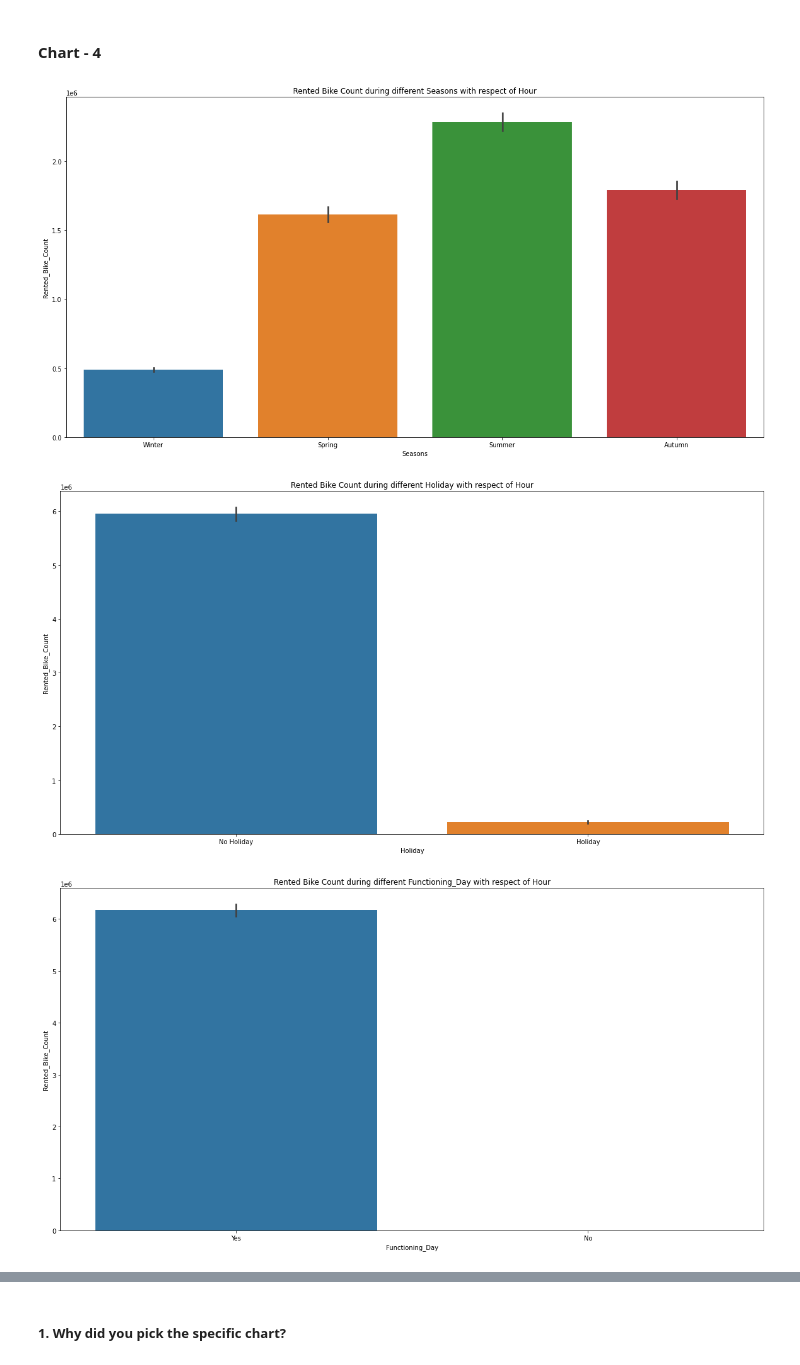
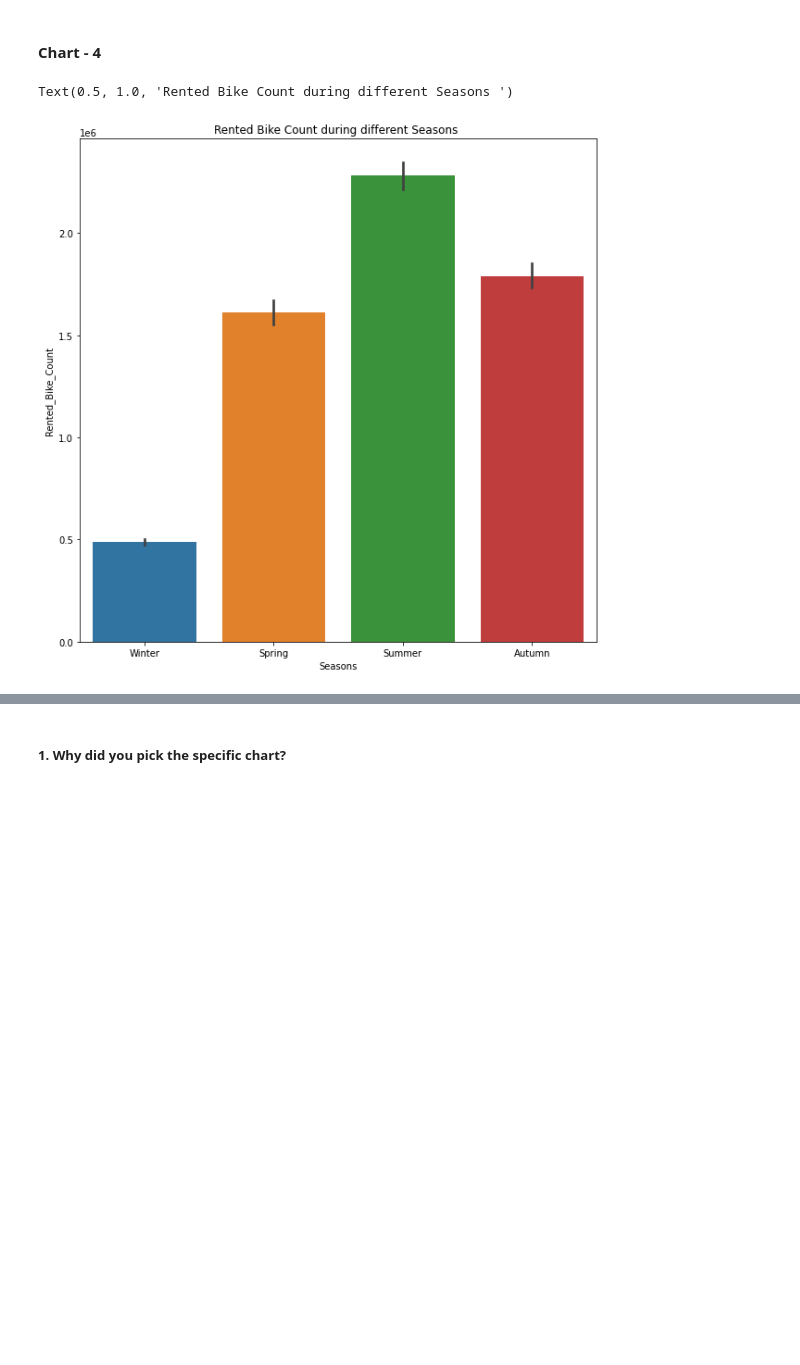
Before and after one commit to PraneethKumar126/ML_Capstone, a Jupyter notebook: ML_Regression_BikeSharing.ipynb, the cells around one changed output, grey strips where cells are left out. Cells and saved outputs as stored; diff of their text form; code cells hidden in the pictures; blank space fills up the shorter version.

```diff
--- a/ML_Regression_BikeSharing.ipynb
+++ b/ML_Regression_BikeSharing.ipynb
@@ -389,13 +423,10 @@ Answer Here
 #### Chart - 4
 # %%
 # Chart - 4 visualization code
+plt.figure(figsize=(10,10))
 
-for i in Categorical[1:]:
-  plt.figure(figsize=(20,10))
-
-  sns.barplot(x=Data[i],y=Data['Rented_Bike_Count'],estimator=np.sum)
-  plt.title(f"Rented Bike Count during different {i} with respect of Hour")
+sns.barplot(x=Data['Seasons'],y=Data['Rented_Bike_Count'],estimator=np.sum)
+plt.title(f"Rented Bike Count during different Seasons ")
 # %% [output]
+Text(0.5, 1.0, 'Rented Bike Count during different Seasons ')
-[figure, old version]
+[figure, new version]
-[figure, removed]
-[figure, removed]
```
Also changed, not shown: parts of 209 cells of this notebook.
